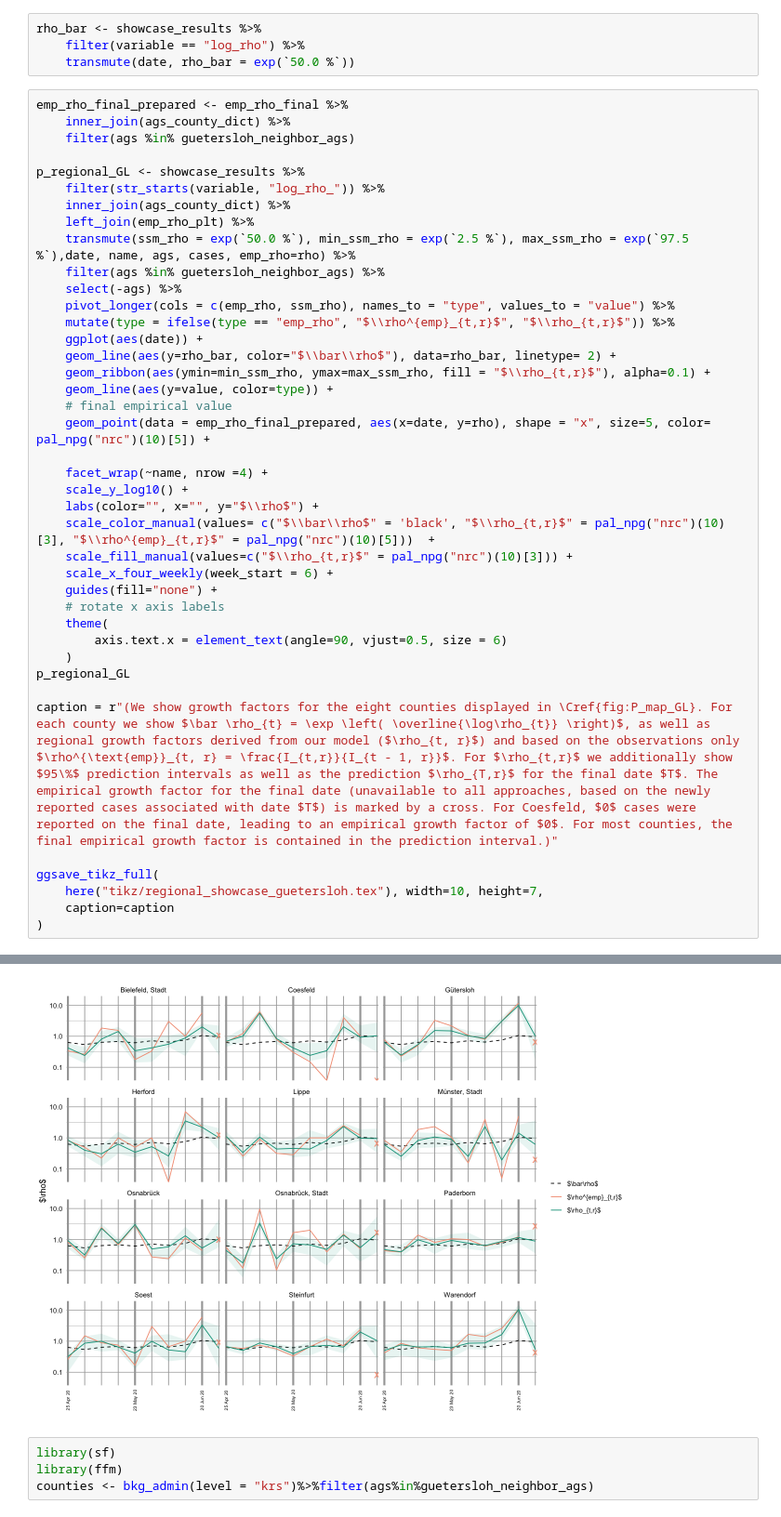
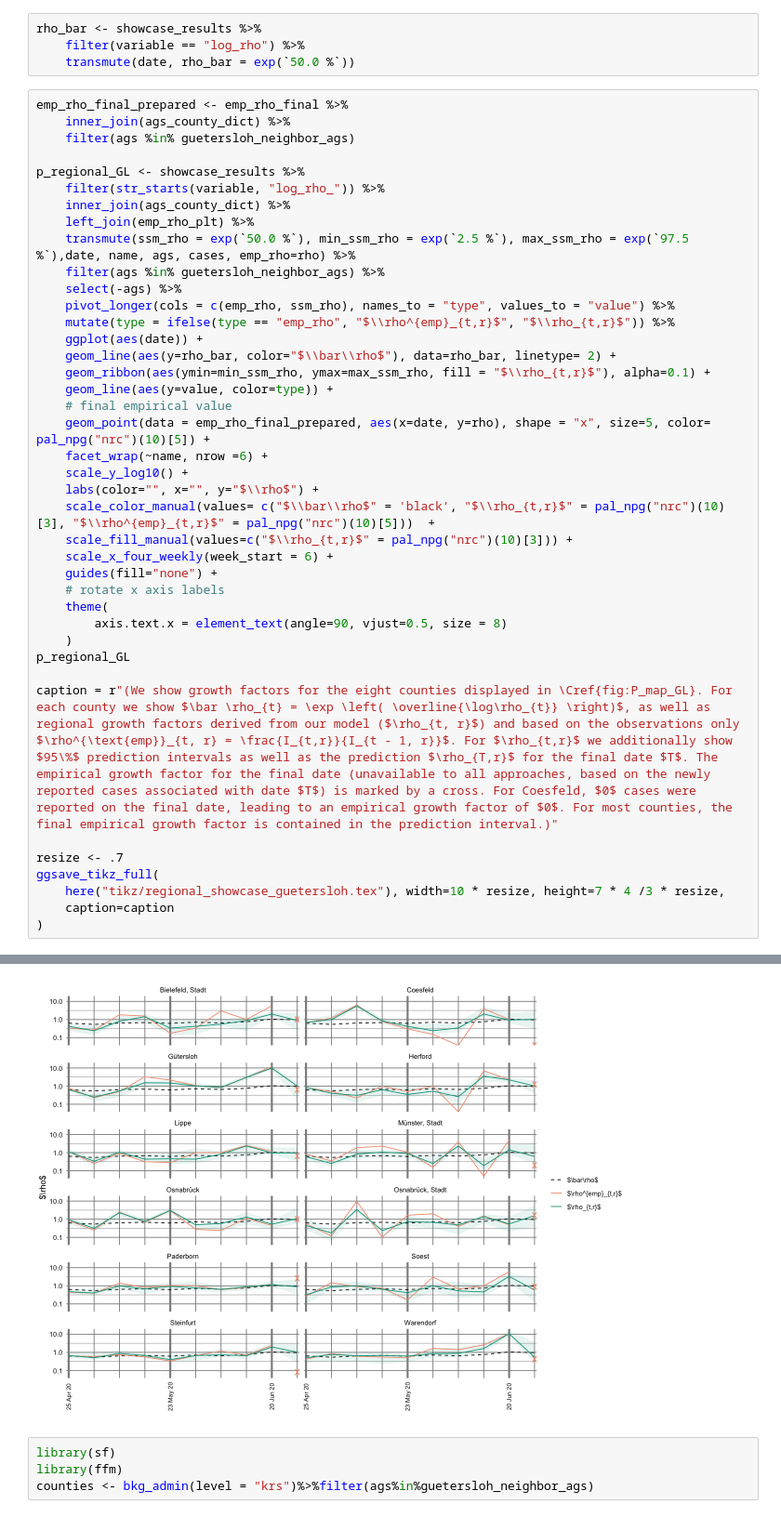
Before and after one commit to stefanheyder/dissertation, a Jupyter notebook: nbs/4 Models/4.2 Regional growth factor model/30_figures.ipynb, the cells around one changed output, grey strips where cells are left out. Shown at 93% size. Cells and saved outputs as stored; diff of their text form.

```diff
--- a/nbs/4 Models/4.2 Regional growth factor model/30_figures.ipynb
+++ b/nbs/4 Models/4.2 Regional growth factor model/30_figures.ipynb
@@ -1243,8 +1249,7 @@ p_regional_GL <- showcase_results %>%
     geom_line(aes(y=value, color=type)) +
     # final empirical value
     geom_point(data = emp_rho_final_prepared, aes(x=date, y=rho), shape = "x", size=5, color= pal_npg("nrc")(10)[5]) +
-
-    facet_wrap(~name, nrow =4) +
+    facet_wrap(~name, nrow =6) +
     scale_y_log10() +
     labs(color="", x="", y="$\\rho$") +
     scale_color_manual(values= c("$\\bar\\rho$" = 'black', "$\\rho_{t,r}$" = pal_npg("nrc")(10)[3], "$\\rho^{emp}_{t,r}$" = pal_npg("nrc")(10)[5]))  +
@@ -1253,45 +1258,46 @@ p_regional_GL <- showcase_results %>%
     guides(fill="none") +
     # rotate x axis labels
     theme(
-        axis.text.x = element_text(angle=90, vjust=0.5, size = 6)
+        axis.text.x = element_text(angle=90, vjust=0.5, size = 8)
     )
 p_regional_GL
 
 caption = r"(We show growth factors for the eight counties displayed in \Cref{fig:P_map_GL}. For each county we show $\bar \rho_{t} = \exp \left( \overline{\log\rho_{t}} \right)$, as well as regional growth factors derived from our model ($\rho_{t, r}$) and based on the observations only $\rho^{\text{emp}}_{t, r} = \frac{I_{t,r}}{I_{t - 1, r}}$. For $\rho_{t,r}$ we additionally show $95\%$ prediction intervals as well as the prediction $\rho_{T,r}$ for the final date $T$. The empirical growth factor for the final date (unavailable to all approaches, based on the newly reported cases associated with date $T$) is marked by a cross. For Coesfeld, $0$ cases were reported on the final date, leading to an empirical growth factor of $0$. For most counties, the final empirical growth factor is contained in the prediction interval.)"
 
+resize <- .7
 ggsave_tikz_full(
-    here("tikz/regional_showcase_guetersloh.tex"), width=10, height=7,
+    here("tikz/regional_showcase_guetersloh.tex"), width=10 * resize, height=7 * 4 /3 * resize,
     caption=caption
 )
 # %% [output]
 Joining with `by = join_by(ags)`
 Joining with `by = join_by(c)`
 Joining with `by = join_by(date, ags)`
 Warning message in scale_y_log10():
 “log-10 transformation introduced infinite values.”
 Warning message in scale_y_log10():
 “log-10 transformation introduced infinite values.”
 Warning message:
 “Removed 1 row containing missing values or values outside the scale range (`geom_line()`).”
 We show growth factors for the eight counties displayed in \Cref{fig:P_map_GL}. For each county we show $\bar \rho_{t} = \exp \left( \overline{\log\rho_{t}} \right)$, as well as regional growth factors derived from our model ($\rho_{t, r}$) and based on the observations only $\rho^{\text{emp}}_{t, r} = \frac{I_{t,r}}{I_{t - 1, r}}$. For $\rho_{t,r}$ we additionally show $95\%$ prediction intervals as well as the prediction $\rho_{T,r}$ for the final date $T$. The empirical growth factor for the final date (unavailable to all approaches, based on the newly reported cases associated with date $T$) is marked by a cross. For Coesfeld, $0$ cases were reported on the final date, leading to an empirical growth factor of $0$. For most counties, the final empirical growth factor is contained in the prediction interval.
 Warning message in scale_y_log10():
 “log-10 transformation introduced infinite values.”
 Warning message in scale_y_log10():
 “log-10 transformation introduced infinite values.”
 Warning message:
 “Removed 1 row containing missing values or values outside the scale range (`geom_line()`).”
 Warning message in (function (texString, cex = 1, face = 1, engine = getOption("tikzDefaultEngine"), :
 “Attempting to calculate the width of a Unicode stringusing the pdftex engine. This may fail! See the Unicodesection of ?tikzDevice for more information.”
 Warning message in (function (texString, cex = 1, face = 1, engine = getOption("tikzDefaultEngine"), :
 “Attempting to calculate the width of a Unicode stringusing the pdftex engine. This may fail! See the Unicodesection of ?tikzDevice for more information.”
 Warning message in (function (texString, cex = 1, face = 1, engine = getOption("tikzDefaultEngine"), :
 “Attempting to calculate the width of a Unicode stringusing the pdftex engine. This may fail! See the Unicodesection of ?tikzDevice for more information.”
 ... (30 lines left out)
 Warning message in (function (texString, cex = 1, face = 1, engine = getOption("tikzDefaultEngine"), :
 “Attempting to calculate the width of a Unicode stringusing the pdftex engine. This may fail! See the Unicodesection of ?tikzDevice for more information.”
 Warning message in (function (texString, cex = 1, face = 1, engine = getOption("tikzDefaultEngine"), :
 “Attempting to calculate the width of a Unicode stringusing the pdftex engine. This may fail! See the Unicodesection of ?tikzDevice for more information.”
-[figure, old version]
+[figure, new version]
 # %%
 library(sf)
 library(ffm)
```
Also changed, not shown: parts of 5 cells of this notebook, 44 other files.
